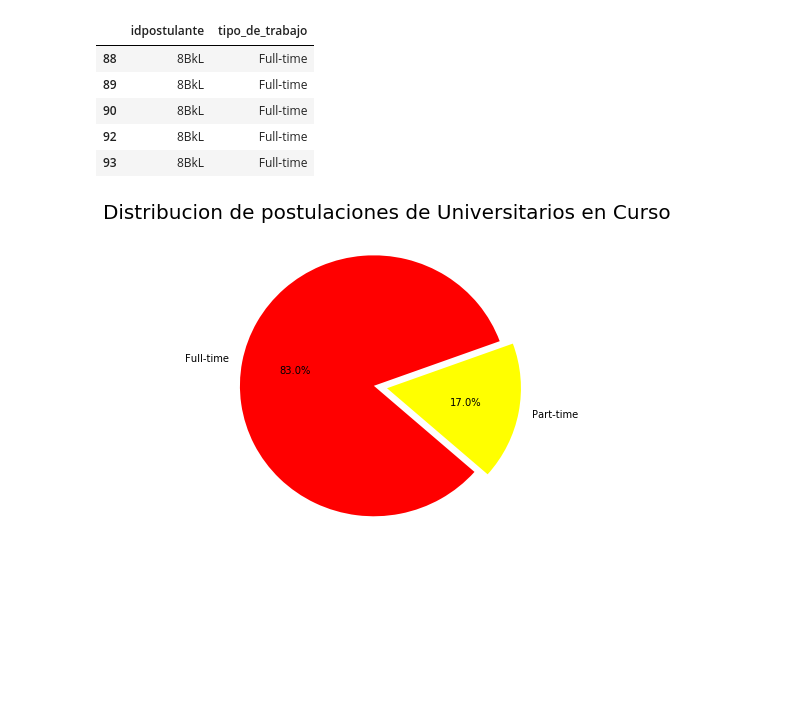
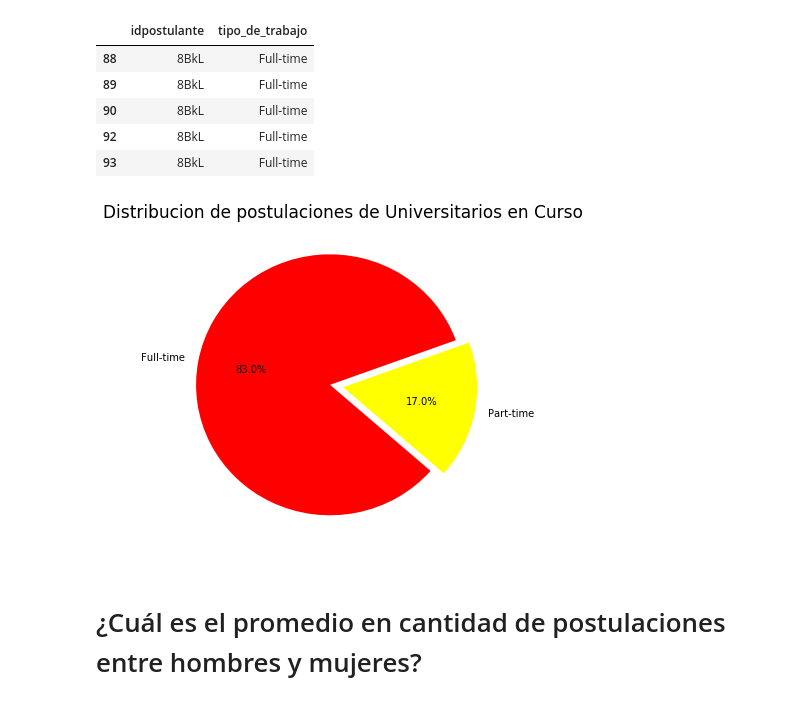
Before and after one commit to jhanvato/Datos2018, a Jupyter notebook: tp1_ariel.ipynb, the cells around one changed output. Drawn from its saved outputs; the diff is of its cells as text; code cells hidden in the pictures; blank space fills up the shorter version.

```diff
--- a/tp1_ariel.ipynb
+++ b/tp1_ariel.ipynb
@@ -60,10 +62,12 @@ total.head()
 # %%
 sizes = [full_time.tipo_de_trabajo.count(), part_time.tipo_de_trabajo.count()]
 nombres = ['Full-time', 'Part-time']
 
 plt.figure(figsize=(6, 6))
-plt.title('Distribucion de postulaciones de Universitarios en Curso', fontsize=20)
+plt.title('Distribucion de postulaciones de Universitarios en Curso', fontsize=17)
 plt.pie(sizes, labels=nombres, autopct='%1.1f%%', startangle=20, colors=['red', 'yellow'], explode=(0.1, 0))
 plt.show()
 # %% [output]
-[figure, old version]
+[figure, new version]
+# %% [markdown]
+# ¿Cuál es el promedio en cantidad de postulaciones entre hombres y mujeres?
```
Also changed, not shown: parts of 12 cells of this notebook.
